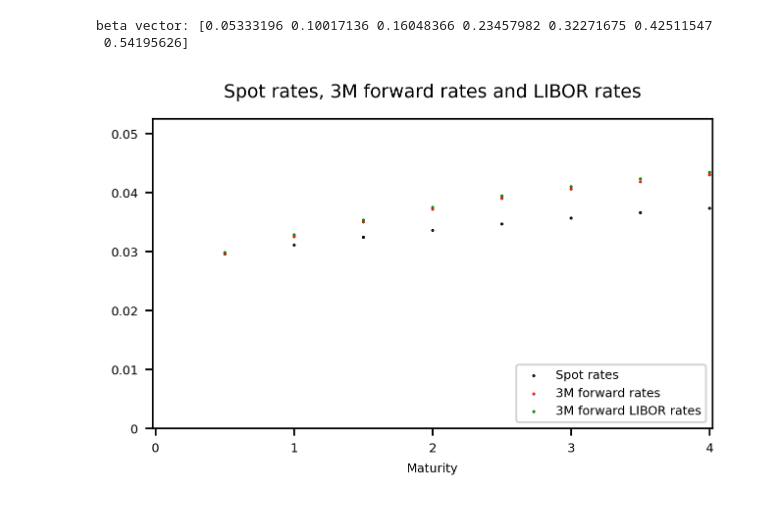
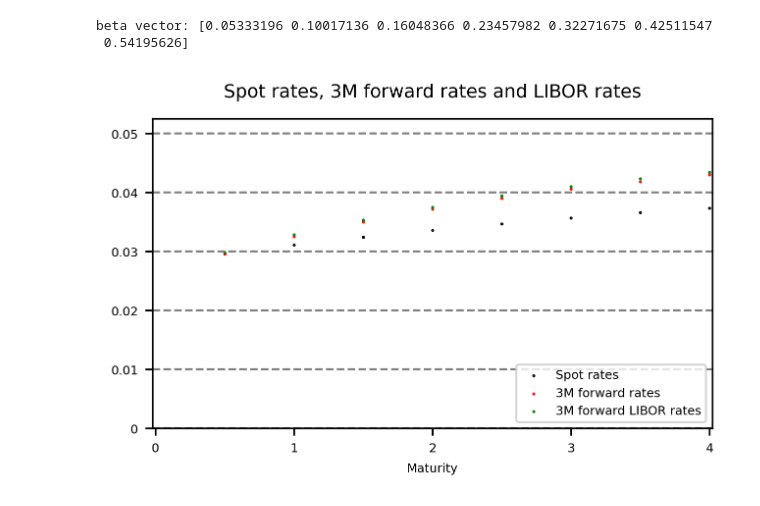
Before and after one commit to johanoelgaard/FixedIncome, a Jupyter notebook: Problem Sets/Problem Set 8/ps8.ipynb, the cells around one changed output. Drawn from its saved outputs; the diff is of its cells as text; code cells hidden in the pictures.

Commit message:
Added plotting functions

```diff
--- a/Problem Sets/Problem Set 8/ps8.ipynb
+++ b/Problem Sets/Problem Set 8/ps8.ipynb
@@ -215,26 +216,29 @@ beta vector: [0.05333196 0.10017136 0.16048366 0.23457982 0.32271675 0.42511547
 # %%
 fig = plt.figure(constrained_layout=False, dpi = 300, figsize = (5,3))   #
 fig.suptitle(f"Spot rates, 3M forward rates and LIBOR rates", fontsize = 9)
 gs = fig.add_gridspec(nrows=1,ncols=1,left=0.12,bottom=0.2,right=0.88,top=0.90,wspace=0,hspace=0)
 ax = fig.add_subplot(gs[0,0])
 
 xticks = [0,1,2,3,4]
 ax.set_xticks(xticks)
 ax.set_xticklabels(xticks,fontsize = 6)
 ax.set_xlim([xticks[0]-0.02,xticks[-1]+0.02])
 plt.xlabel(f"Maturity",fontsize = 6)
 ax.set_yticks([0,0.01,0.02,0.03,0.04,0.05])
 ax.set_yticklabels([0,0.01,0.02,0.03,0.04,0.05],fontsize = 6)
+for tick in ax.get_yticks():
+    ax.axhline(y=tick, color='gray', linestyle='--', linewidth=1)
 ax.set_ylim([0,0.0525])
 # ax.set_ylabel(f"",fontsize = 6)
 p1 = ax.scatter(T[1:], R_spot[1:], s = 1, color = 'black', marker = ".",label="Spot rates")
 p2 = ax.scatter(T[1:], f[1:], s = 1, color = 'red', marker = ".",label="3M forward rates")
 p3 = ax.scatter(T[1:], L[1:], s = 1, color = 'green', marker = ".",label="3M forward LIBOR rates")
 
 plots = [p1,p2,p3]
 labels = [item.get_label() for item in plots]
 ax.legend(plots,labels,loc="lower right",fontsize = 6)
 
 plt.show()
+plt.close()
 # %% [output]
-[figure, old version]
+[figure, new version]
```
Also changed, not shown: parts of 1 cell of this notebook, 5 other files.
